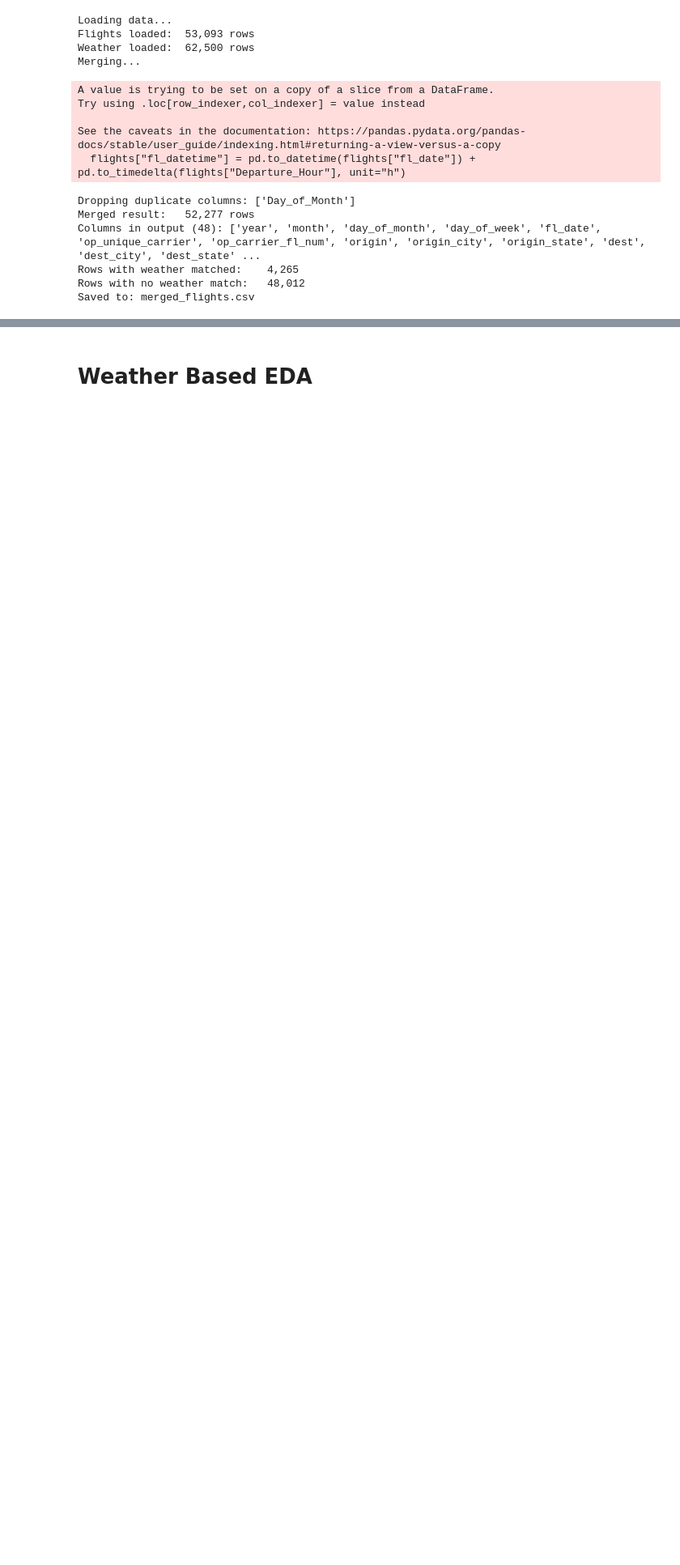
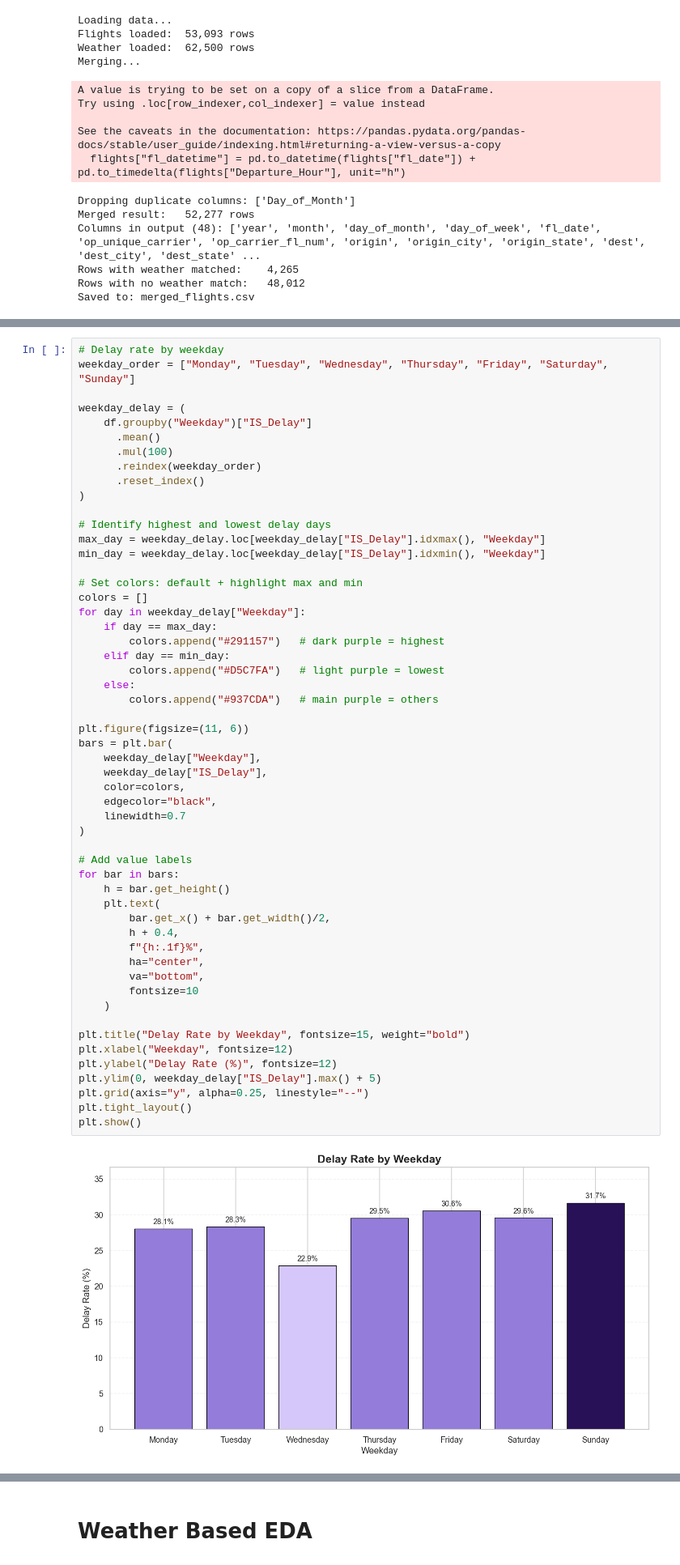
Before and after one commit to viduu24/Flight_Delay_Prediction, a Jupyter notebook: D2L_Submission/modeling.ipynb, the cells around one changed output, grey strips where cells are left out. Shown at 81% size. Cells and saved outputs as stored; diff of their text form; blank space fills up the shorter version.

```diff
--- a/D2L_Submission/modeling.ipynb
+++ b/D2L_Submission/modeling.ipynb
@@ -307,0 +488,56 @@ Saved to: merged_flights.csv
+# %%
+# Delay rate by weekday
+weekday_order = ["Monday", "Tuesday", "Wednesday", "Thursday", "Friday", "Saturday", "Sunday"]
+
+weekday_delay = (
+    df.groupby("Weekday")["IS_Delay"]
+      .mean()
+      .mul(100)
+      .reindex(weekday_order)
+      .reset_index()
+)
+
+# Identify highest and lowest delay days
+max_day = weekday_delay.loc[weekday_delay["IS_Delay"].idxmax(), "Weekday"]
+min_day = weekday_delay.loc[weekday_delay["IS_Delay"].idxmin(), "Weekday"]
+
+# Set colors: default + highlight max and min
+colors = []
+for day in weekday_delay["Weekday"]:
+    if day == max_day:
+        colors.append("#291157")   # dark purple = highest
+    elif day == min_day:
+        colors.append("#D5C7FA")   # light purple = lowest
+    else:
+        colors.append("#937CDA")   # main purple = others
+
+plt.figure(figsize=(11, 6))
+bars = plt.bar(
+    weekday_delay["Weekday"],
+    weekday_delay["IS_Delay"],
+    color=colors,
+    edgecolor="black",
+    linewidth=0.7
+)
+
+# Add value labels
+for bar in bars:
+    h = bar.get_height()
+    plt.text(
+        bar.get_x() + bar.get_width()/2,
+        h + 0.4,
+        f"{h:.1f}%",
+        ha="center",
+        va="bottom",
+        fontsize=10
+    )
+
+plt.title("Delay Rate by Weekday", fontsize=15, weight="bold")
+plt.xlabel("Weekday", fontsize=12)
+plt.ylabel("Delay Rate (%)", fontsize=12)
+plt.ylim(0, weekday_delay["IS_Delay"].max() + 5)
+plt.grid(axis="y", alpha=0.25, linestyle="--")
+plt.tight_layout()
+plt.show()
+# %% [output]
+[figure, added]
```
Also changed, not shown: parts of 19 cells of this notebook.
